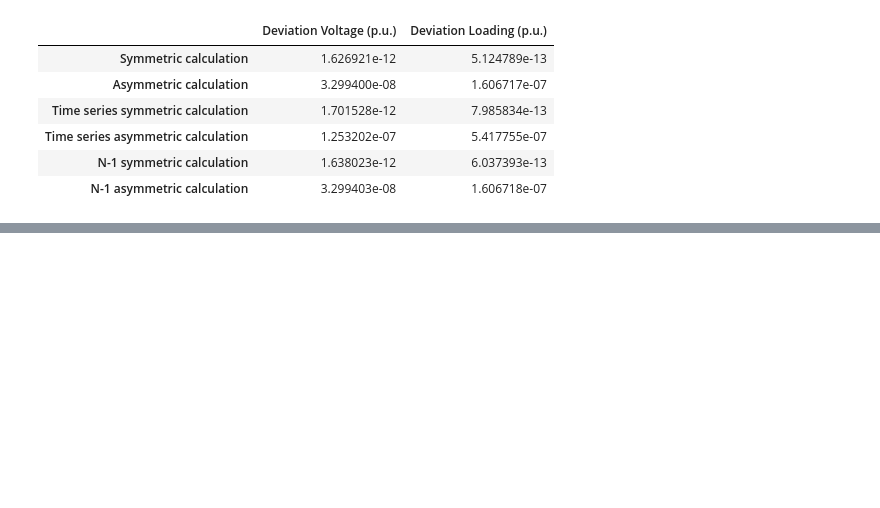
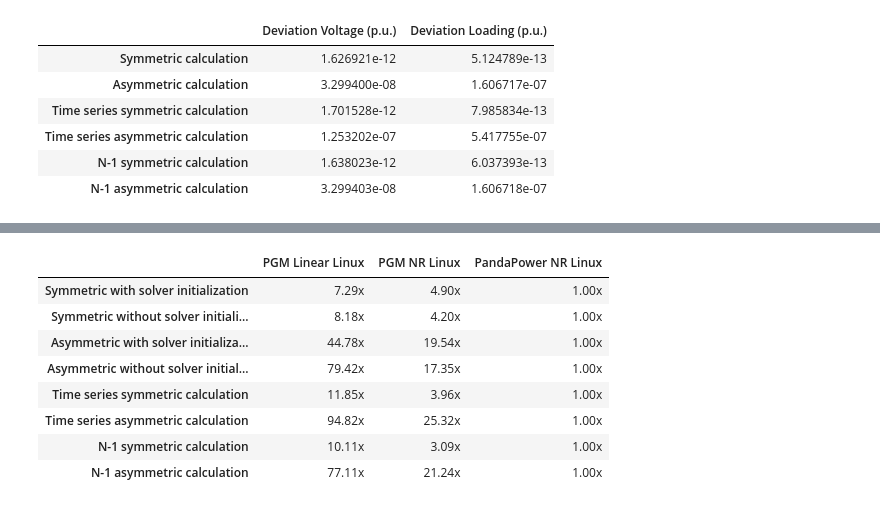
Before and after one commit to PowerGridModel/power-grid-model-benchmark, a Jupyter notebook: Power Grid Model Benchmark.ipynb, the cells around one changed output, grey strips where cells are left out. Saved outputs shown, nothing was run; the diff lists cells and outputs as text; code cells hidden in the pictures; blank space fills up the shorter version.

```diff
--- a/Power Grid Model Benchmark.ipynb
+++ b/Power Grid Model Benchmark.ipynb
@@ -577,0 +610,14 @@ display(speedup_df.style.format("{:0.1f}x"))
+# %%
+relative_df = cached_wsl_df.div(cached_wsl_df.max(axis=1), axis=0)
+speedup_df = 1 / relative_df
+display(speedup_df.style.format("{:0.2f}x"))
+# %% [output]
+|  | PGM Linear Linux | PGM NR Linux | PandaPower NR Linux |
+| Symmetric with solver initialization | 7.29x | 4.90x | 1.00x |
+| Symmetric without solver initiali... | 8.18x | 4.20x | 1.00x |
+| Asymmetric with solver initializa... | 44.78x | 19.54x | 1.00x |
+| Asymmetric without solver initial... | 79.42x | 17.35x | 1.00x |
+| Time series symmetric calculation | 11.85x | 3.96x | 1.00x |
+| Time series asymmetric calculation | 94.82x | 25.32x | 1.00x |
+| N-1 symmetric calculation | 10.11x | 3.09x | 1.00x |
+| N-1 asymmetric calculation | 77.11x | 21.24x | 1.00x |
```
Also changed, not shown: parts of 17 cells of this notebook, 1 other file.
